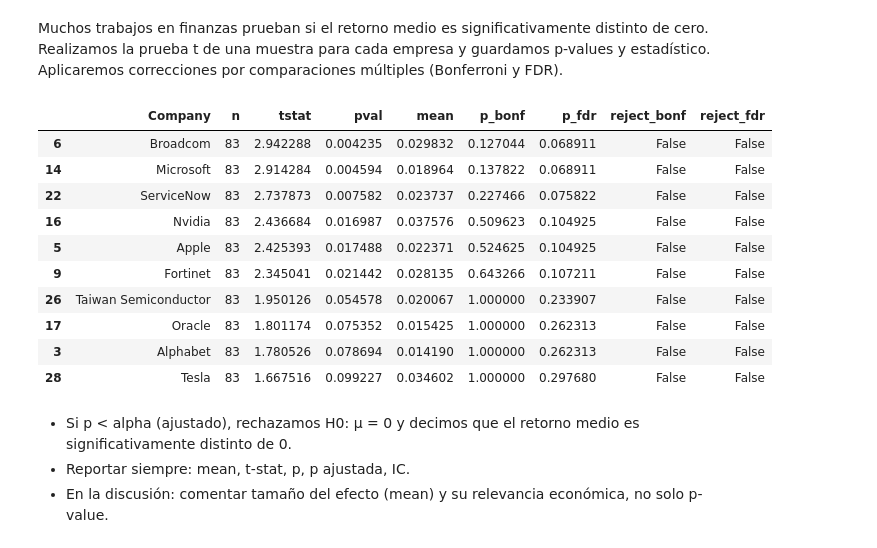
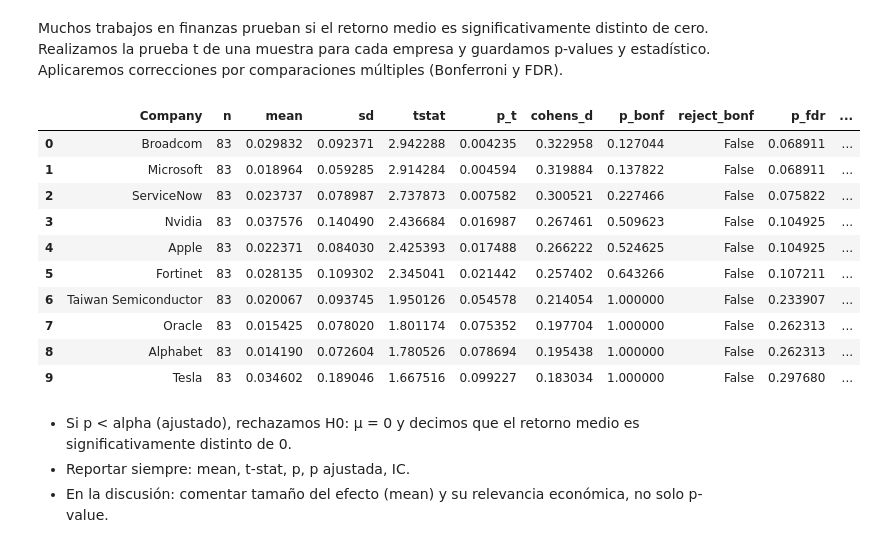
Before and after one commit to fabio2k3/AlphaTech-Analyzer, a Jupyter notebook: notebooks/inference.ipynb, the cells around one changed output. Drawn from its saved outputs; the diff is of its cells as text; code cells hidden in the pictures.

```diff
--- a/notebooks/inference.ipynb
+++ b/notebooks/inference.ipynb
@@ -205,38 +442,88 @@ Muchos trabajos en finanzas prueban si el retorno medio es significativamente di
 Realizamos la prueba t de una muestra para cada empresa y guardamos p-values y estadístico.
 Aplicaremos correcciones por comparaciones múltiples (Bonferroni y FDR).
 # %%
+# CELDA 5
+
+
+# -------------------------------------------------------
+# RESUMEN CLÁSICO: One-sample t-test por empresa (μ = 0)
+# Complementario a la inferencia completa de ci_df
+# -------------------------------------------------------
+
 tt_results = []
+
 for c in sorted(panel_df['Company'].unique()):
-    r = panel_df.loc[panel_df['Company']==c, 'Return'].dropna()
-    if len(r) < 2:
+    r = panel_df.loc[panel_df['Company'] == c, 'Return'].dropna().values
+    n = len(r)
+    if n < 2:
         continue
-    tstat, pval = stats.ttest_1samp(r, popmean=0.0)
-    tt_results.append({'Company':c, 'n':len(r), 'tstat':tstat, 'pval':pval, 'mean':r.mean()})
 
-tt_df = pd.DataFrame(tt_results).sort_values('pval')
-# Correcciones
-reject_bonf, pvals_bonf = multipletests(tt_df['pval'], alpha=0.05, method='bonferroni')[:2]
-reject_fdr, pvals_fdr = multipletests(tt_df['pval'], alpha=0.05, method='fdr_bh')[:2]
+    mean = r.mean()
+    sd = r.std(ddof=1)
 
-tt_df['p_bonf'] = pvals_bonf
-tt_df['p_fdr'] = pvals_fdr
-tt_df['reject_bonf'] = reject_bonf
-tt_df['reject_fdr'] = reject_fdr
+    # t-test robusto a versiones
+    try:
+        tstat, pval = one_sample_ttest(r, mu0=0.0, alternative='two-sided')
+    except Exception:
+        res = stats.ttest_1samp(r, popmean=0.0)
+        tstat, pval = res.statistic, res.pvalue
 
-tt_df.to_csv(os.path.join(PROCESSED_DIR, 'one_sample_ttest_results.csv'), index=False)
+    # Tamaño del efecto (Cohen's d)
+    cohens_d = mean / sd if sd > 0 else np.nan
+
+    tt_results.append({
+        'Company': c,
+        'n': n,
+        'mean': mean,
+        'sd': sd,
+        'tstat': tstat,
+        'p_t': pval,
+        'cohens_d': cohens_d
+    })
+
+tt_df = (
+    pd.DataFrame(tt_results)
+      .sort_values('p_t')
+      .reset_index(drop=True)
+)
+
+# -------------------------------------------------------
+# Correcciones por comparaciones múltiples
+# -------------------------------------------------------
+
+mask = tt_df['p_t'].notna()
+
+if mask.any():
+    rej_bonf, p_bonf, _, _ = multipletests(tt_df.loc[mask, 'p_t'], alpha=0.05, method='bonferroni')
+    rej_fdr,  p_fdr,  _, _ = multipletests(tt_df.loc[mask, 'p_t'], alpha=0.05, method='fdr_bh')
+
+    tt_df.loc[mask, 'p_bonf'] = p_bonf
+    tt_df.loc[mask, 'reject_bonf'] = rej_bonf.astype(bool)
+    tt_df.loc[mask, 'p_fdr'] = p_fdr
+    tt_df.loc[mask, 'reject_fdr'] = rej_fdr.astype(bool)
+else:
+    tt_df['p_bonf'] = np.nan
+    tt_df['reject_bonf'] = False
+    tt_df['p_fdr'] = np.nan
+    tt_df['reject_fdr'] = False
+
+# Guardar
+out_path = os.path.join(PROCESSED_DIR, 'one_sample_ttest_results_classical.csv')
+tt_df.to_csv(out_path, index=False)
+
 tt_df.head(10)
 # %% [output]
-|  | Company | n | tstat | pval | mean | p_bonf | p_fdr | reject_bonf | reject_fdr |
-| 6 | Broadcom | 83 | 2.942288 | 0.004235 | 0.029832 | 0.127044 | 0.068911 | False | False |
-| 14 | Microsoft | 83 | 2.914284 | 0.004594 | 0.018964 | 0.137822 | 0.068911 | False | False |
-| 22 | ServiceNow | 83 | 2.737873 | 0.007582 | 0.023737 | 0.227466 | 0.075822 | False | False |
-| 16 | Nvidia | 83 | 2.436684 | 0.016987 | 0.037576 | 0.509623 | 0.104925 | False | False |
-| 5 | Apple | 83 | 2.425393 | 0.017488 | 0.022371 | 0.524625 | 0.104925 | False | False |
-| 9 | Fortinet | 83 | 2.345041 | 0.021442 | 0.028135 | 0.643266 | 0.107211 | False | False |
-| 26 | Taiwan Semiconductor | 83 | 1.950126 | 0.054578 | 0.020067 | 1.000000 | 0.233907 | False | False |
-| 17 | Oracle | 83 | 1.801174 | 0.075352 | 0.015425 | 1.000000 | 0.262313 | False | False |
-| 3 | Alphabet | 83 | 1.780526 | 0.078694 | 0.014190 | 1.000000 | 0.262313 | False | False |
-| 28 | Tesla | 83 | 1.667516 | 0.099227 | 0.034602 | 1.000000 | 0.297680 | False | False |
+|  | Company | n | mean | sd | tstat | p_t | cohens_d | p_bonf | reject_bonf | p_fdr | ... |
+| 0 | Broadcom | 83 | 0.029832 | 0.092371 | 2.942288 | 0.004235 | 0.322958 | 0.127044 | False | 0.068911 | ... |
+| 1 | Microsoft | 83 | 0.018964 | 0.059285 | 2.914284 | 0.004594 | 0.319884 | 0.137822 | False | 0.068911 | ... |
+| 2 | ServiceNow | 83 | 0.023737 | 0.078987 | 2.737873 | 0.007582 | 0.300521 | 0.227466 | False | 0.075822 | ... |
+| 3 | Nvidia | 83 | 0.037576 | 0.140490 | 2.436684 | 0.016987 | 0.267461 | 0.509623 | False | 0.104925 | ... |
+| 4 | Apple | 83 | 0.022371 | 0.084030 | 2.425393 | 0.017488 | 0.266222 | 0.524625 | False | 0.104925 | ... |
+| 5 | Fortinet | 83 | 0.028135 | 0.109302 | 2.345041 | 0.021442 | 0.257402 | 0.643266 | False | 0.107211 | ... |
+| 6 | Taiwan Semiconductor | 83 | 0.020067 | 0.093745 | 1.950126 | 0.054578 | 0.214054 | 1.000000 | False | 0.233907 | ... |
+| 7 | Oracle | 83 | 0.015425 | 0.078020 | 1.801174 | 0.075352 | 0.197704 | 1.000000 | False | 0.262313 | ... |
+| 8 | Alphabet | 83 | 0.014190 | 0.072604 | 1.780526 | 0.078694 | 0.195438 | 1.000000 | False | 0.262313 | ... |
+| 9 | Tesla | 83 | 0.034602 | 0.189046 | 1.667516 | 0.099227 | 0.183034 | 1.000000 | False | 0.297680 | ... |
 # %% [markdown]
 - Si p < alpha (ajustado), rechazamos H0: μ = 0 y decimos que el retorno medio es significativamente distinto de 0.
 - Reportar siempre: mean, t-stat, p, p ajustada, IC.
```
Also changed, not shown: parts of 12 cells of this notebook, 7 other files.
